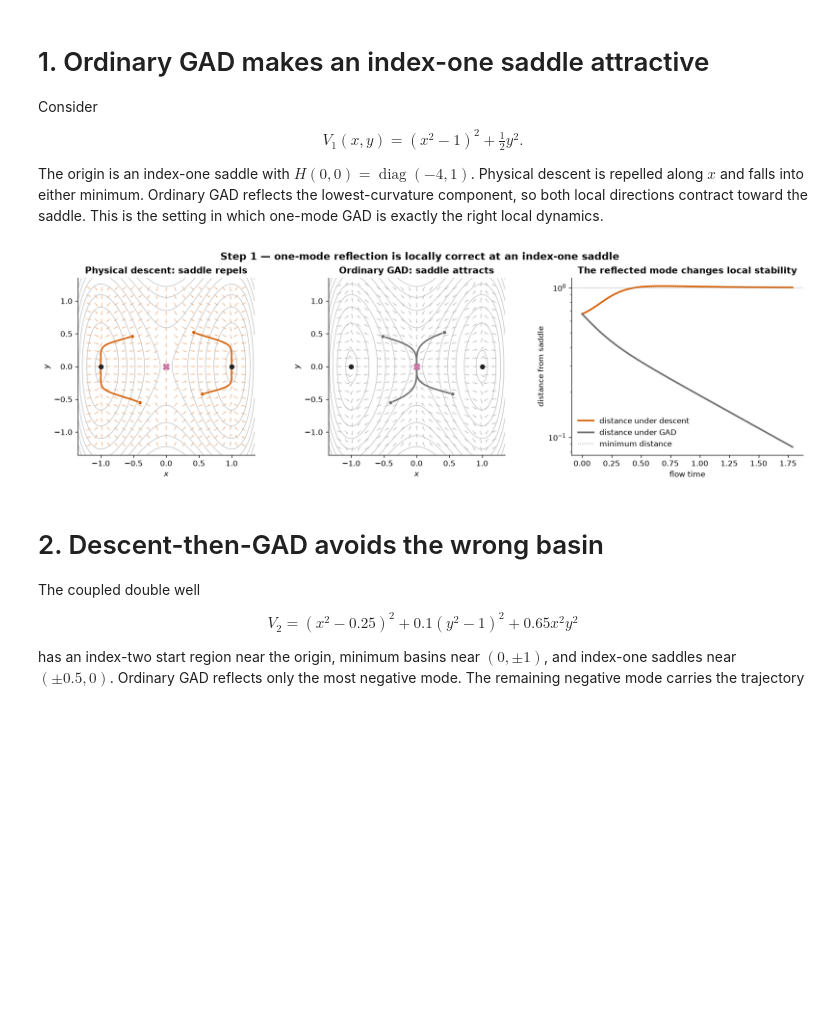
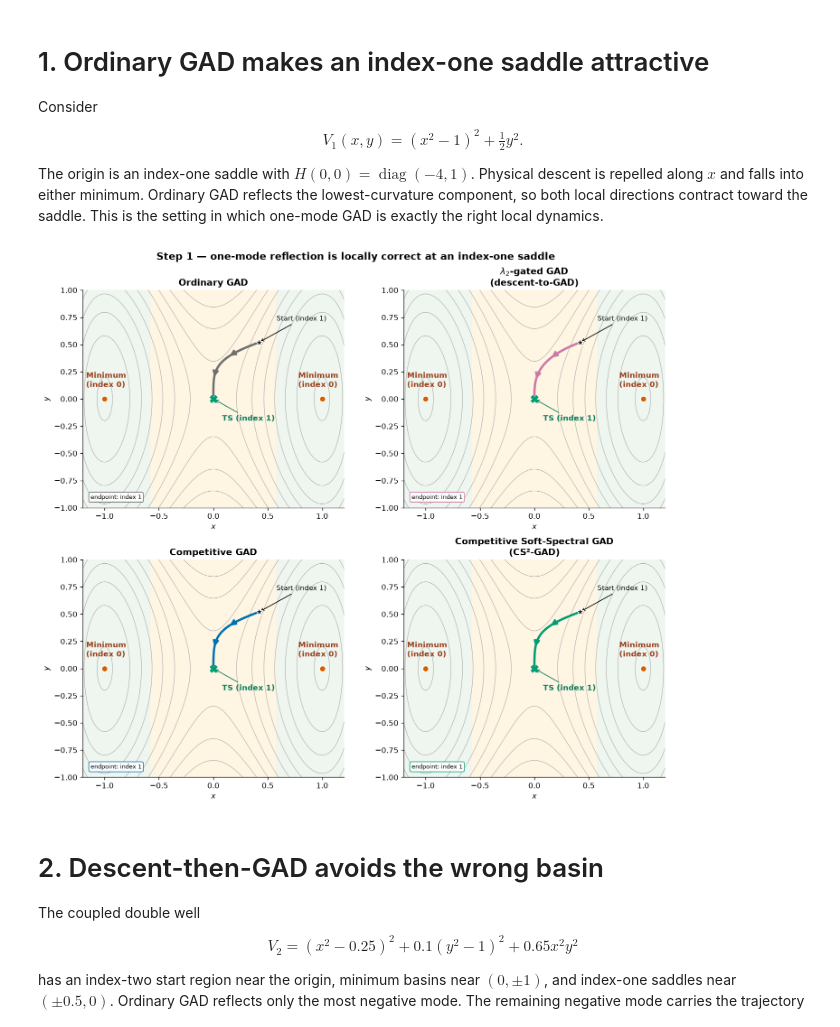
Before and after one commit to memo-ozdincer/GAD_plus, a Jupyter notebook: examples/gad_mechanism_failure_atlas.ipynb, the cells around one changed output. Drawn from its saved outputs; the diff is of its cells as text; code cells hidden in the pictures; blank space fills up the shorter version.

Commit message:
Clarify GAD atlas with per-method trajectory panels

```diff
--- a/examples/gad_mechanism_failure_atlas.ipynb
+++ b/examples/gad_mechanism_failure_atlas.ipynb
@@ -69,60 +123,39 @@ The origin is an index-one saddle with $H(0,0)=\operatorname{diag}(-4,1)$. Physi
 # %%
 def E1(q):
     x, y = q
     return (x*x - 1.0)**2 + 0.5*y*y
 
 def g1(q):
     x, y = q
     return np.array([4*x*(x*x - 1.0), y])
 
 def H1(q):
     x, _ = q
     return np.diag([12*x*x - 4.0, 1.0])
 
-def ordinary_field(q, grad, hess):
-    lam, U = np.linalg.eigh(hess(q))
-    c = U.T @ grad(q)
-    c[0] *= -1.0
-    return U @ (-c)
-
-descent1 = lambda q: -g1(q)
-gad1 = lambda q: ordinary_field(q, g1, H1)
-starts1 = [(-.52,.46), (-.40,-.55), (.42,.52), (.55,-.42)]
-grid1 = np.linspace(-1.35, 1.35, 260)
+audit_surface(g1,H1,[(0,0),(.42,.52),(1,0)])
+start1=np.array([.42,.52])
+paths1={m:policy_trace(start1,g1,H1,m,R=.025,steps=160)[0] for m in METHODS}
+grid1 = np.linspace(-1.25, 1.25, 300)
 X1, Y1 = np.meshgrid(grid1, grid1)
 Z1 = (X1*X1 - 1.0)**2 + 0.5*Y1*Y1
-
-fig, axes = plt.subplots(1, 3, figsize=(14.2, 4.25), constrained_layout=True)
-for ax, field, color, title in [
-    (axes[0], descent1, COLORS['descent'], 'Physical descent: saddle repels'),
-    (axes[1], gad1, COLORS['ordinary'], 'Ordinary GAD: saddle attracts'),
-]:
-    ax.contour(X1, Y1, Z1, levels=np.linspace(.03, 2.7, 15), colors='#B7B7B7', linewidths=.7)
-    gx = np.linspace(-1.22, 1.22, 21); qx, qy = np.meshgrid(gx, gx)
-    points = np.column_stack([qx.ravel(), qy.ravel()])
-    arrows = normalized_arrows(field, points, .082)
-    ax.quiver(points[:,0], points[:,1], arrows[:,0], arrows[:,1], angles='xy', scale_units='xy', scale=1,
-              color=color, alpha=.48, width=.003, headwidth=2.6)
-    for start in starts1:
-        path = euler_trace(start, field, dt=.012, steps=260)
-        ax.plot(path[:,0], path[:,1], color=color, lw=2.0)
-        ax.scatter(*start, color=color, s=25, edgecolor='white', linewidth=.5, zorder=4)
-    ax.scatter([0], [0], marker='X', s=70, color='#CC79A7', zorder=5)
-    ax.scatter([-1,1], [0,0], s=32, color='#222222', zorder=5)
-    finish_plane(ax, (-1.35,1.35), title)
-
-t = np.arange(150) * .012
-example_descent = euler_trace((.42,.52), descent1, .012, 149)
-example_gad = euler_trace((.42,.52), gad1, .012, 149)
-axes[2].semilogy(t, np.linalg.norm(example_descent, axis=1), color=COLORS['descent'], lw=2.2, label='distance under descent')
-axes[2].semilogy(t, np.linalg.norm(example_gad, axis=1), color=COLORS['ordinary'], lw=2.2, label='distance under GAD')
-axes[2].axhline(1, color='#999999', ls=':', lw=1, label='minimum distance')
-axes[2].set(xlabel='flow time', ylabel='distance from saddle', title='The reflected mode changes local stability')
-axes[2].legend(frameon=False)
+IDX1=exact_index_grid(H1,X1,Y1)
+fig,axes=plt.subplots(2,2,figsize=(11.8,10.2),constrained_layout=True)
+for ax,method in zip(axes.flat,METHODS):
+    method_panel(ax,X1,Y1,Z1,IDX1,paths1[method],method,xlim=(-1.2,1.2),ylim=(-1.0,1.0),levels=np.linspace(.02,2.1,15))
+    ax.scatter(*start1,marker='*',s=115,color='#222222',edgecolor='white',zorder=8)
+    ax.annotate('Start (index 1)',start1,xytext=(.58,.72),arrowprops=dict(arrowstyle='->'),fontsize=9)
+    ax.scatter([0],[0],marker='X',s=90,color='#009E73',zorder=8)
+    ax.annotate('TS (index 1)',(0,0),xytext=(.08,-.20),color='#087B59',fontweight='bold',arrowprops=dict(arrowstyle='->',color='#087B59'))
+    ax.scatter([-1,1],[0,0],s=60,color='#D55E00',edgecolor='white',zorder=8)
+    ax.text(-1.17,.11,'Minimum\n(index 0)',color='#9A3E1C',fontweight='bold',ha='left')
+    ax.text(.78,.11,'Minimum\n(index 0)',color='#9A3E1C',fontweight='bold',ha='left')
+    ax.text(.03,.04,f'endpoint: index {np.sum(np.linalg.eigvalsh(H1(paths1[method][-1]))<0)}',transform=ax.transAxes,fontsize=8,
+            bbox=dict(boxstyle='round,pad=.3',fc='white',ec=COLORS[method],alpha=.9))
 fig.suptitle('Step 1 — one-mode reflection is locally correct at an index-one saddle', fontsize=13, fontweight='bold')
 plt.show()
 # %% [output]
-[figure, old version]
+[figure, new version]
 # %% [markdown]
 # 2. Descent-then-GAD avoids the wrong basin
 
```
Also changed, not shown: parts of 4 cells of this notebook.
